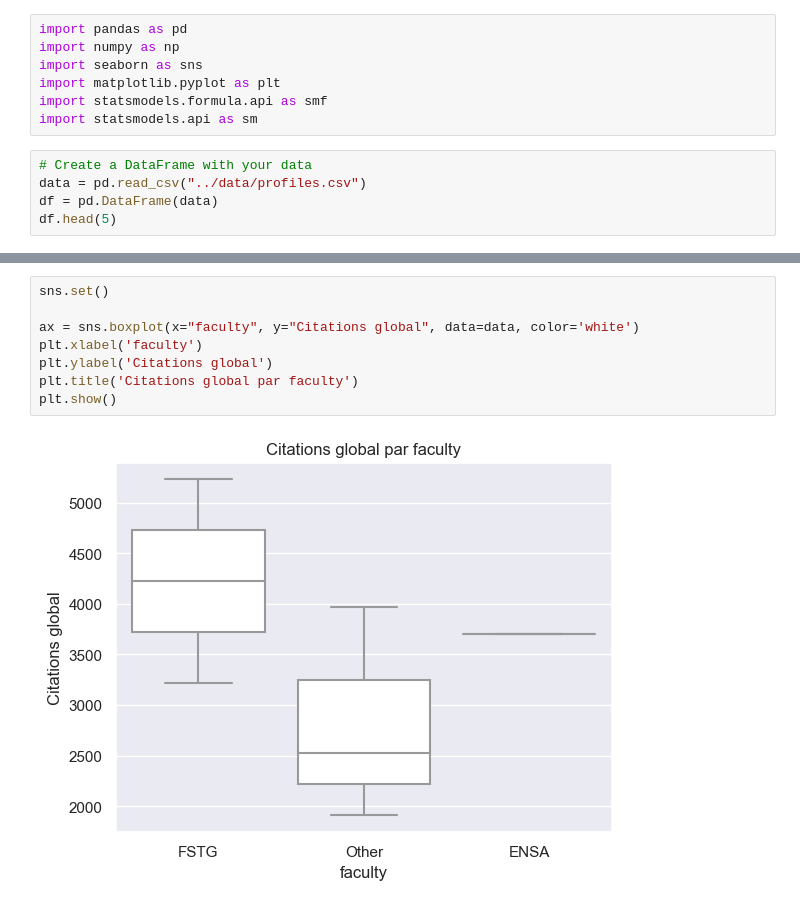
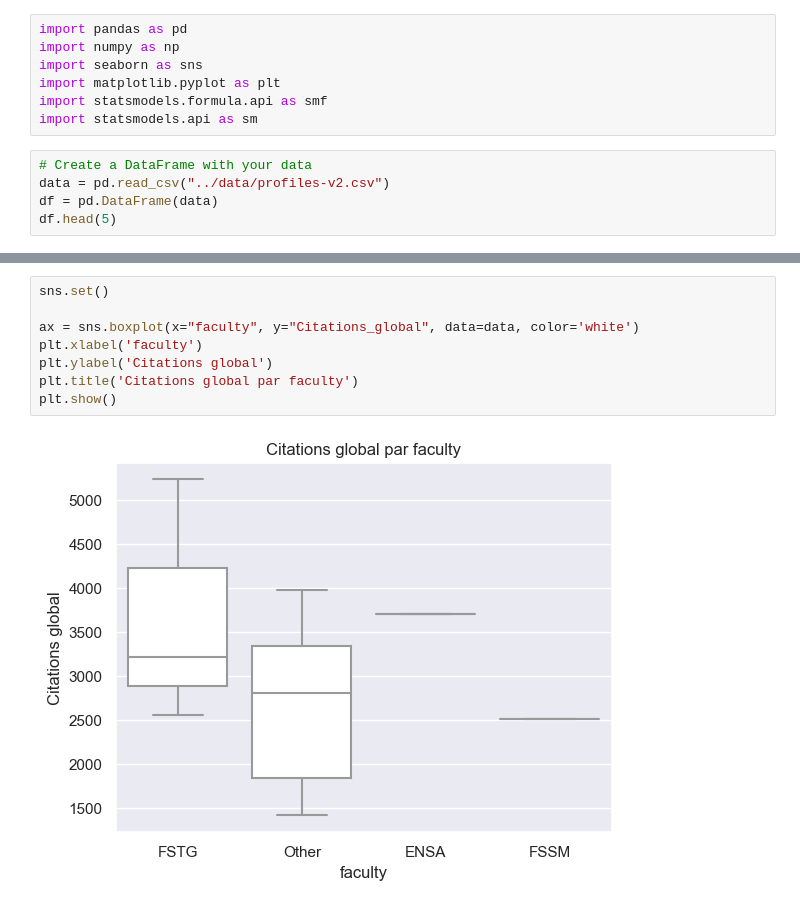
Before and after one commit to hamza-bousalih/googlescholar_analyse, a Jupyter notebook: analysis/anova/anova-test-v2.ipynb, the cells around one changed output, grey strips where cells are left out. Cells and saved outputs as stored; diff of their text form.

Commit message:
try to apply anova on profiles

```diff
--- a/analysis/anova/anova-test-v2.ipynb
+++ b/analysis/anova/anova-test-v2.ipynb
@@ -7,7 +7,7 @@ import statsmodels.formula.api as smf
 import statsmodels.api as sm
 # %%
 # Create a DataFrame with your data
-data = pd.read_csv("../data/profiles.csv")
+data = pd.read_csv("../data/profiles-v2.csv")
 df = pd.DataFrame(data)
 df.head(5)
 # %% [output]
@@ -20,10 +20,10 @@ df.head(5)
 # %%
 sns.set()
 
-ax = sns.boxplot(x="faculty", y="Citations global", data=data, color='white')
+ax = sns.boxplot(x="faculty", y="Citations_global", data=data, color='white')
 plt.xlabel('faculty')
 plt.ylabel('Citations global')
 plt.title('Citations global par faculty')
 plt.show()
 # %% [output]
-[figure, old version]
+[figure, new version]
```
Also changed, not shown: parts of 2 cells of this notebook, 4 other files.
